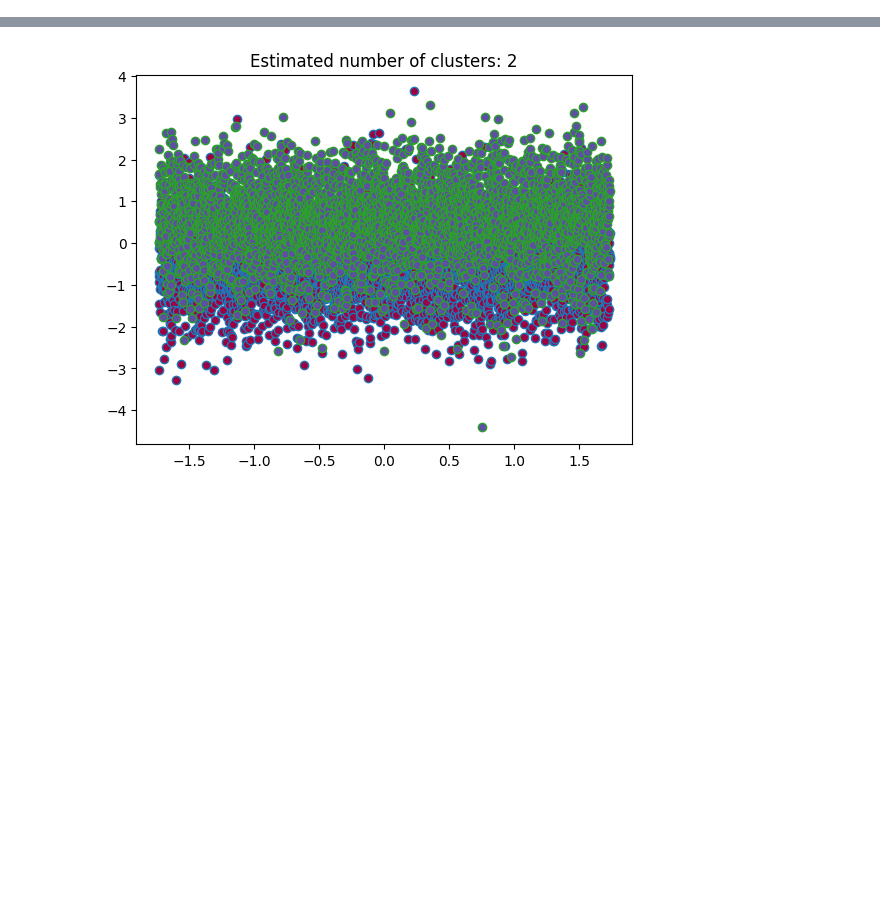
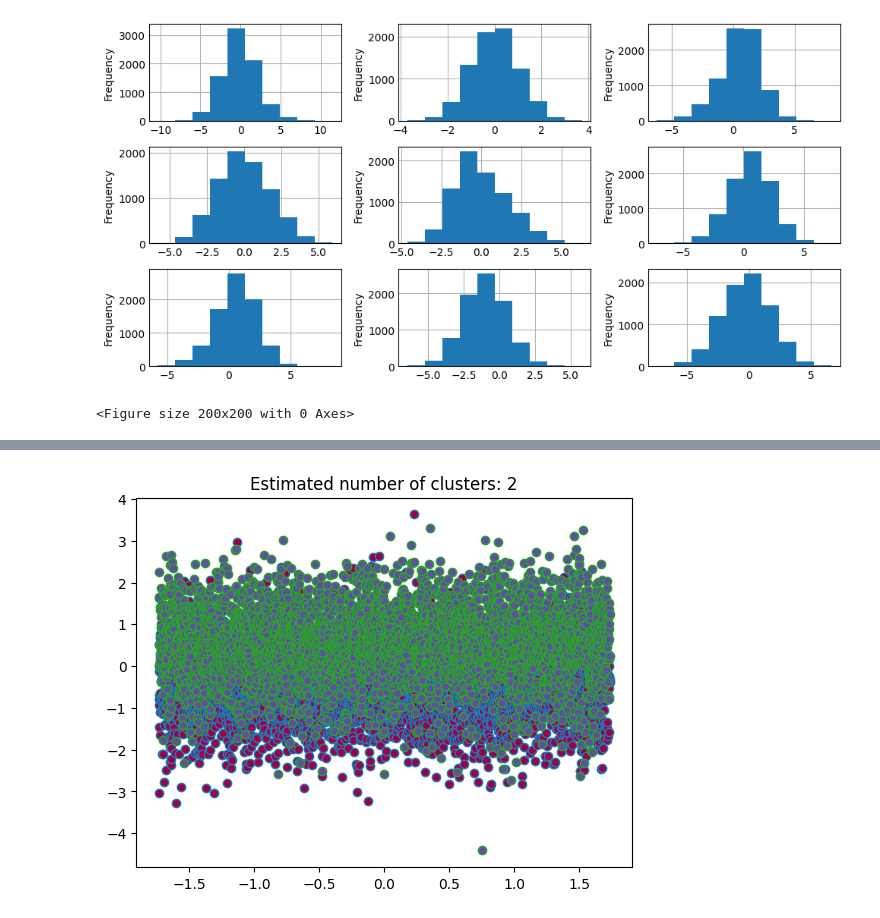
Before and after one commit to jackwooley/capstone-case-studies, a Jupyter notebook: final/kaggle_comp.ipynb, the cells around one changed output, grey strips where cells are left out. Drawn from its saved outputs; the diff is of its cells as text; code cells hidden in the pictures; blank space fills up the shorter version.

```diff
--- a/final/kaggle_comp.ipynb
+++ b/final/kaggle_comp.ipynb
@@ -15,0 +30,15 @@ X_train, X_test, y_train, y_test = model_selection.train_test_split(X, y, test_s
+# %%
+# All features pretty normal
+figure, axes = plt.subplots(nrows=3, ncols=3, figsize =(10,5))
+row = 0
+col = 0
+
+for i in range(1, 10):
+    data[str(i)].plot(ax=axes[row, col], kind='hist', xlabel=str(i), rot=0, ylabel='')
+    col = col+1 if col < 2 else 0
+    row = row + 1 if col == 0 else row
+plt.tight_layout()
+plt.show()
+# %% [output]
+[figure, added]
+<Figure size 200x200 with 0 Axes>
```
Also changed, not shown: parts of 9 cells of this notebook, 1 other file.
